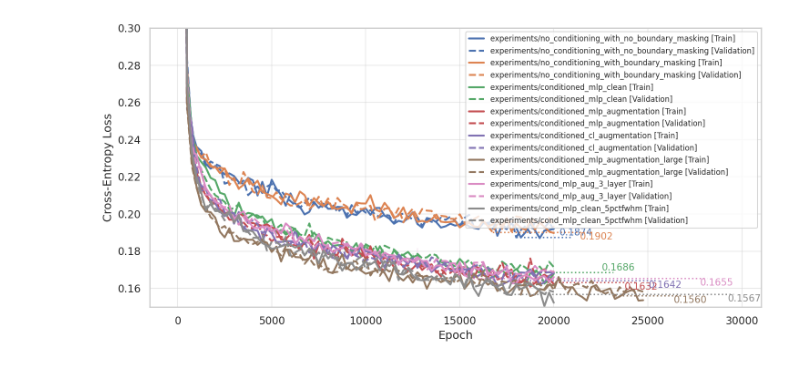
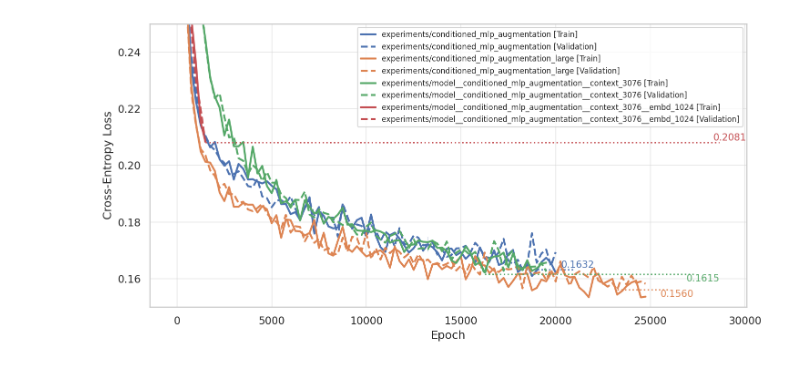
Before and after one commit to zhaohan-alan/decifier, a Jupyter notebook: notebooks/CE-Loss.ipynb, the cells around one changed output. Cells and saved outputs as stored; diff of their text form; code cells hidden in the pictures.

```diff
--- a/notebooks/CE-Loss.ipynb
+++ b/notebooks/CE-Loss.ipynb
@@ -1,29 +1,31 @@
 # %%
 from decifer.utility import (
     plot_loss_curves,
 )
 from glob import glob
 
 # ckpts = glob("../experiments/**/*.pt", recursive=True)
 
 ckpts = [
-    "../experiments/no_conditioning_with_no_boundary_masking/ckpt.pt",
-    "../experiments/no_conditioning_with_boundary_masking/ckpt.pt",
-    "../experiments/conditioned_mlp_clean/ckpt.pt",
+    # "../experiments/no_conditioning_with_no_boundary_masking/ckpt.pt",
+    # "../experiments/no_conditioning_with_boundary_masking/ckpt.pt",
+    # "../experiments/conditioned_mlp_clean/ckpt.pt",
     "../experiments/conditioned_mlp_augmentation/ckpt.pt",
-    "../experiments/conditioned_cl_augmentation/ckpt.pt",
+    # "../experiments/conditioned_cl_augmentation/ckpt.pt",
     "../experiments/conditioned_mlp_augmentation_large/ckpt.pt",
-    "../experiments/cond_mlp_aug_3_layer/ckpt.pt",
-    "../experiments/cond_mlp_clean_5pctfwhm/ckpt.pt",
+    # "../experiments/cond_mlp_aug_3_layer/ckpt.pt",
+    # "../experiments/cond_mlp_clean_5pctfwhm/ckpt.pt",
+    "../experiments/model__conditioned_mlp_augmentation__context_3076/ckpt.pt",
+    "../experiments/model__conditioned_mlp_augmentation__context_3076__embd_1024/ckpt.pt",
 ]
 
 plot_loss_curves(
     ckpts,
     ylog = False,
     # xmax = 1000,
     ymin = 0.15,
-    ymax = 0.3,
+    ymax = 0.25,
     figsize=(10,5),
 )
 # %% [output]
-[figure, old version]
+[figure, new version]
```
Also changed, not shown: 1 other file.
